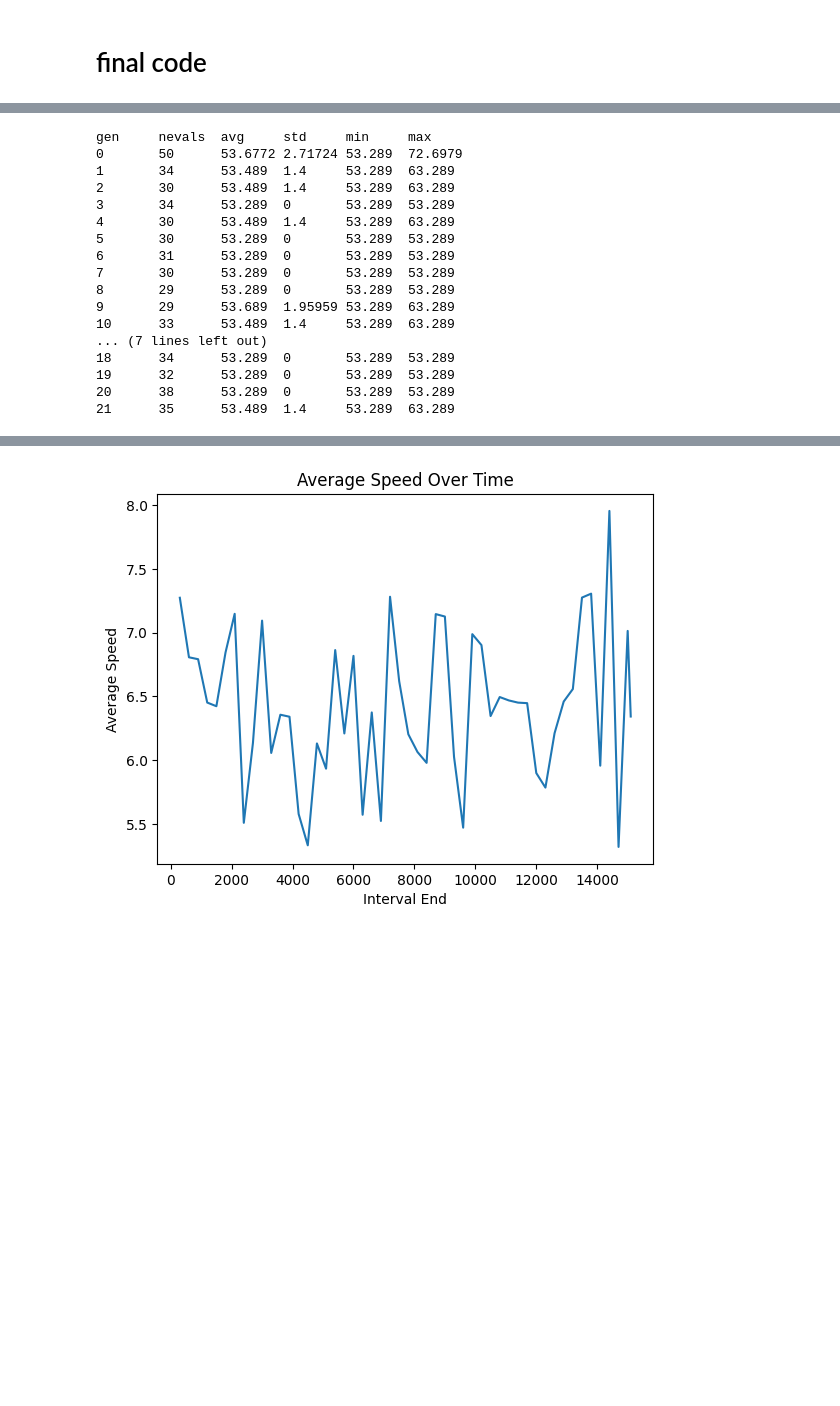
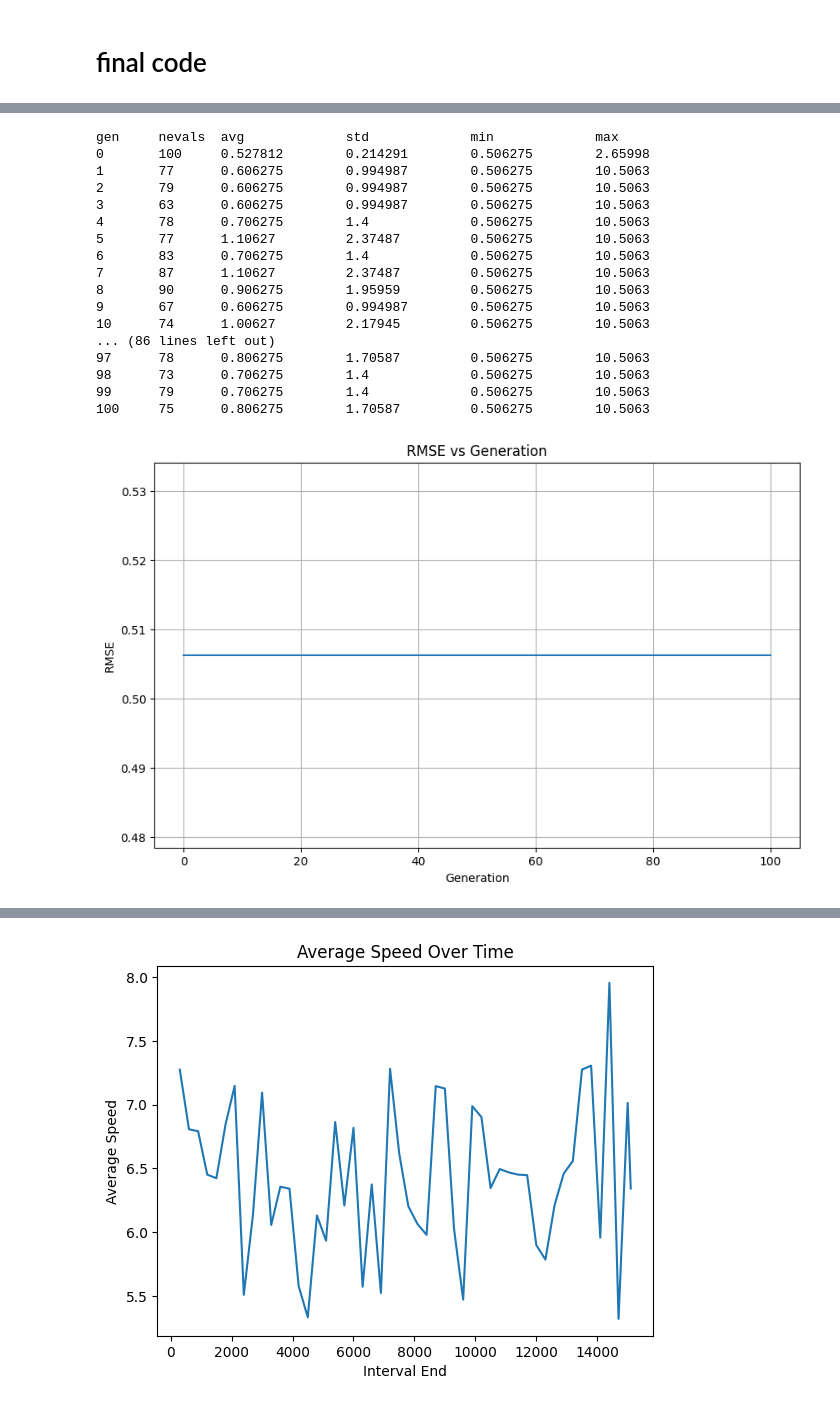
Before and after one commit to mkhaleghian/Frazier_Street_Diet_Project, a Jupyter notebook: ITSC_paper/speed_analysis.ipynb, the cells around one changed output, grey strips where cells are left out. Cells and saved outputs as stored; diff of their text form; code cells hidden in the pictures; blank space fills up the shorter version.

```diff
--- a/ITSC_paper/speed_analysis.ipynb
+++ b/ITSC_paper/speed_analysis.ipynb
@@ -794,10 +813,11 @@ import numpy as np
 import matplotlib.pyplot as plt
 from deap import base, creator, tools, algorithms
 import traci
+from scipy.optimize import minimize
 
 # Load the real-world data
-rsd_time = weekday_data_market_e['step_time_sec'].tolist()
-rsd_speed = weekday_data_market_e['speed (m/sec)'].tolist()
+rsd_time = weekend_data_market_e['step_time_sec'].tolist()
+rsd_speed = weekend_data_market_e['speed (m/sec)'].tolist()
 
 # Define the ranges for the parameters
 MAX_SPEED_RANGE = (5, 18)
@@ -816,8 +836,8 @@ def fitness_func(individual):
     # Run the simulation and get average_speeds
     average_speeds = run_simulation(individual)
 
-    # Calculate MAPE between rsd_speed and average_speeds
-    mape = np.mean(np.abs((np.array(rsd_speed) - np.array(average_speeds)) / np.array(rsd_speed))) * 100
+    # Calculate RMSE between rsd_speed and average_speeds
+    rmse = np.sqrt(np.mean((np.array(rsd_speed) - np.array(average_speeds)) ** 2))
 
     # Add a penalty term for unrealistic parameter values
     penalty = 0
@@ -836,7 +856,7 @@ def fitness_func(individual):
     if individual[6] < 3 or individual[6] > 6:
         penalty += 10
 
-    return mape + penalty,  # Minimize the MAPE with penalty
+    return rmse + penalty,  # Minimize the RMSE with penalty
 
 # Function to set vehicle parameters based on the individual
 def set_vehicle_parameters(individual):
@@ -911,15 +931,15 @@ toolbox.register("individual", tools.initCycle, creator.Individual,
 toolbox.register("population", tools.initRepeat, list, toolbox.individual)
 
 # Register the genetic operators
-toolbox.register("mate", tools.cxTwoPoint)
-toolbox.register("mutate", tools.mutGaussian, mu=0, sigma=0.2, indpb=0.1)
-toolbox.register("select", tools.selTournament, tournsize=3)
+toolbox.register("mate", tools.cxUniform, indpb=0.5)
+toolbox.register("mutate", tools.mutGaussian, mu=0, sigma=0.2, indpb=1.0 / 7)
+toolbox.register("select", tools.selTournament, tournsize=5)
 
 # Register the fitness function with the toolbox
 toolbox.register("evaluate", fitness_func)
 
 # Create the initial population
-population = toolbox.population(n=50)
+population = toolbox.population(n=100)
 
 # Run the GA
 stats = tools.Statistics(lambda ind: ind.fitness.values)
@@ -929,19 +949,19 @@ stats.register("min", np.min)
 stats.register("max", np.max)
 
 # Run the GA
-pop, logbook = algorithms.eaSimple(population, toolbox, cxpb=0.5, mutpb=0.2, ngen=100,
-                                   stats=stats, verbose=True)
+pop, logbook = algorithms.eaSimple(population, toolbox, cxpb=0.7, mutpb=0.3, ngen=100,
+                                  stats=stats, verbose=True)
 
 # Extract data from the logbook
 gen = logbook.select("gen")
 fit_mins = logbook.select("min")
 
-# Plot MAPE values over generations
+# Plot RMSE values over generations
 plt.figure(figsize=(10, 6))
 plt.plot(gen, fit_mins)
 plt.xlabel("Generation")
-plt.ylabel("MAPE")
-plt.title("MAPE vs Generation")
+plt.ylabel("RMSE")
+plt.title("RMSE vs Generation")
 plt.grid(True)
 plt.show()
 
@@ -949,53 +969,51 @@ plt.show()
 best_individuals = tools.selBest(pop, k=10)
 
 # Hybridize with gradient-based optimization (L-BFGS-B)
-from scipy.optimize import minimize
-
-# Define a function to calculate the fitness using the SUMO simulation
 def calculate_fitness(individual):
     set_vehicle_parameters(individual)
     average_speeds = run_simulation(individual)
-    mape = np.mean(np.abs((np.array(rsd_speed) - np.array(average_speeds)) / np.array(rsd_speed))) * 100
+    rmse = np.sqrt(np.mean((np.array(rsd_speed) - np.array(average_speeds)) ** 2))
 
     # Add a penalty term for unrealistic parameter values
     penalty = 0
     if individual[0] < 5 or individual[0] > 18:
         penalty += 10
     if individual[1] < 5 or individual[1] > 18:
         penalty += 10
     if individual[2] < 1 or individual[2] > 2:
         penalty += 10
     if individual[3] < 1 or individual[3] > 2:
         penalty += 10
     if individual[4] < 1 or individual[4] > 3:
         penalty += 10
     if individual[5] < 3 or individual[5] > 6:
         penalty += 10
     if individual[6] < 3 or individual[6] > 6:
         penalty += 10
 
-    return mape + penalty
+    return rmse + penalty
 
 # Use gradient descent to further optimize the best individuals
 for individual in best_individuals:
     result = minimize(calculate_fitness, individual, method='L-BFGS-B')
     print("Optimized individual: ", result.x)
     print("Optimized fitness: ", result.fun)
 # %% [output]
-gen     nevals  avg     std     min     max
-0       50      53.6772 2.71724 53.289  72.6979
-1       34      53.489  1.4     53.289  63.289
-2       30      53.489  1.4     53.289  63.289
-3       34      53.289  0       53.289  53.289
-4       30      53.489  1.4     53.289  63.289
-5       30      53.289  0       53.289  53.289
-6       31      53.289  0       53.289  53.289
-7       30      53.289  0       53.289  53.289
-8       29      53.289  0       53.289  53.289
-9       29      53.689  1.95959 53.289  63.289
-10      33      53.489  1.4     53.289  63.289
-... (7 lines left out)
-18      34      53.289  0       53.289  53.289
-19      32      53.289  0       53.289  53.289
-20      38      53.289  0       53.289  53.289
-21      35      53.489  1.4     53.289  63.289
+gen     nevals  avg             std             min             max
+0       100     0.527812        0.214291        0.506275        2.65998
+1       77      0.606275        0.994987        0.506275        10.5063
+2       79      0.606275        0.994987        0.506275        10.5063
+3       63      0.606275        0.994987        0.506275        10.5063
+4       78      0.706275        1.4             0.506275        10.5063
+5       77      1.10627         2.37487         0.506275        10.5063
+6       83      0.706275        1.4             0.506275        10.5063
+7       87      1.10627         2.37487         0.506275        10.5063
+8       90      0.906275        1.95959         0.506275        10.5063
+9       67      0.606275        0.994987        0.506275        10.5063
+10      74      1.00627         2.17945         0.506275        10.5063
+... (86 lines left out)
+97      78      0.806275        1.70587         0.506275        10.5063
+98      73      0.706275        1.4             0.506275        10.5063
+99      79      0.706275        1.4             0.506275        10.5063
+100     75      0.806275        1.70587         0.506275        10.5063
+[figure, added]
```
Also changed, not shown: parts of 11 cells of this notebook, 3 other files.
